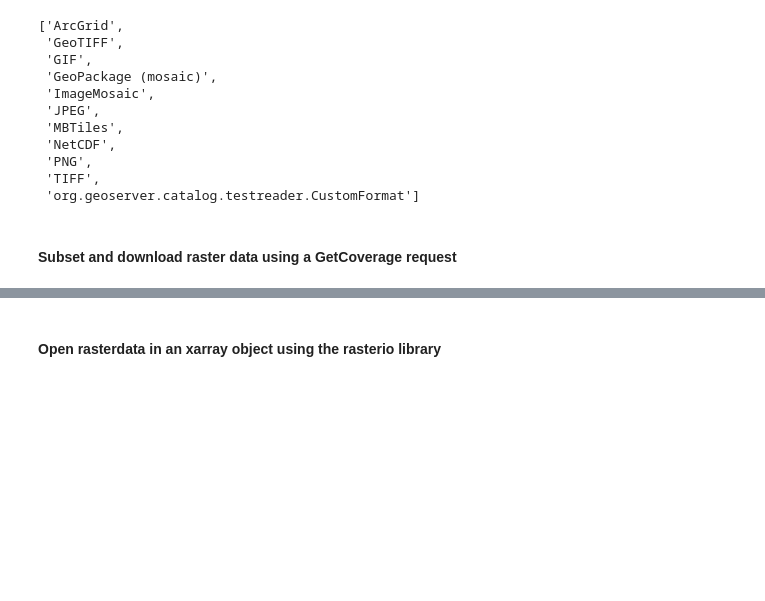
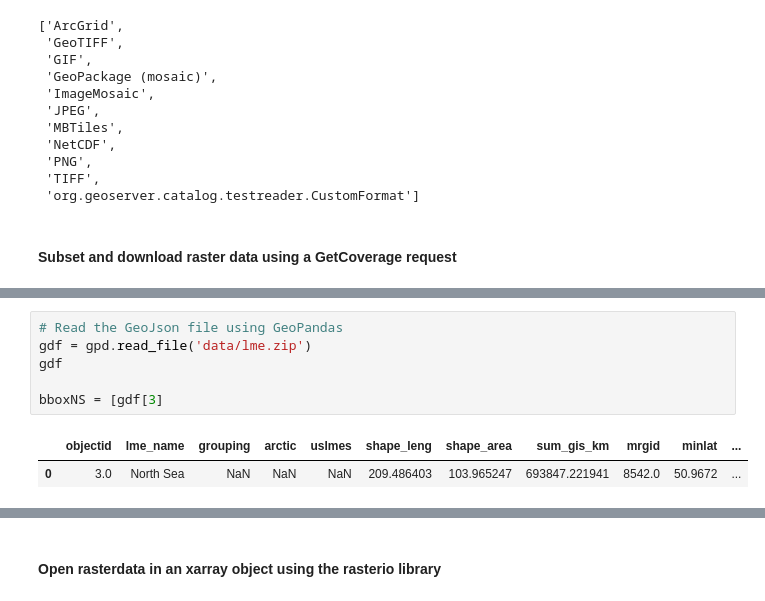
Before and after one commit to missionatlantic/GeoNode_OGC_webservices_workshop, a Jupyter notebook: 3_subset_and_download_data_with_WFS&WCS.ipynb, the cells around one changed output, grey strips where cells are left out. Drawn from its saved outputs; the diff is of its cells as text; blank space fills up the shorter version.

```diff
--- a/3_subset_and_download_data_with_WFS&WCS.ipynb
+++ b/3_subset_and_download_data_with_WFS&WCS.ipynb
@@ -342,0 +396,9 @@ wcs.contents[dataset].supportedFormats
+# %%
+# Read the GeoJson file using GeoPandas
+gdf = gpd.read_file('data/lme.zip')
+gdf
+
+bboxNS = [gdf[3]
+# %% [output]
+|  | objectid | lme_name | grouping | arctic | uslmes | shape_leng | shape_area | sum_gis_km | mrgid | minlat | ... |
+| 0 | 3.0 | North Sea | NaN | NaN | NaN | 209.486403 | 103.965247 | 693847.221941 | 8542.0 | 50.9672 | ... |
```
Also changed, not shown: parts of 20 cells of this notebook, 13 other files.
